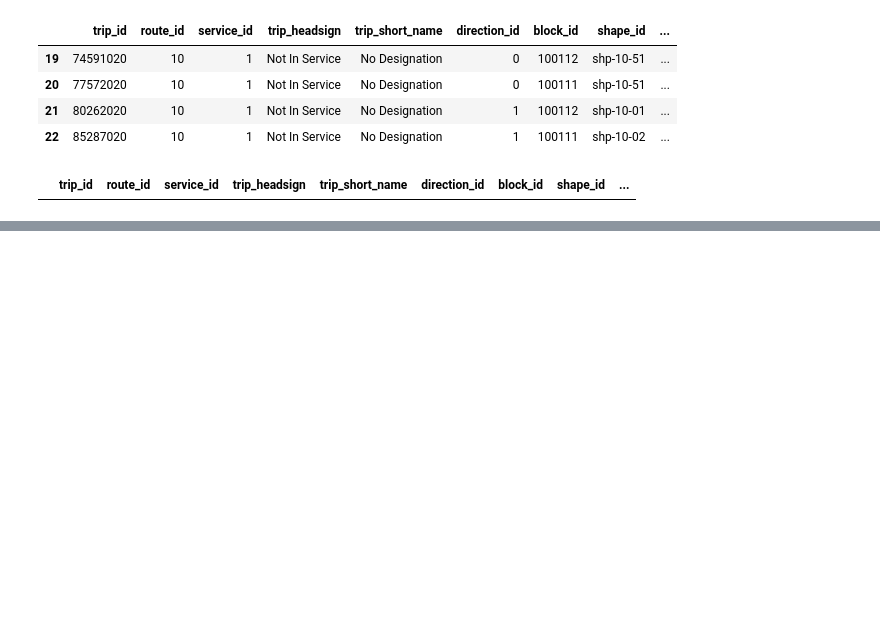
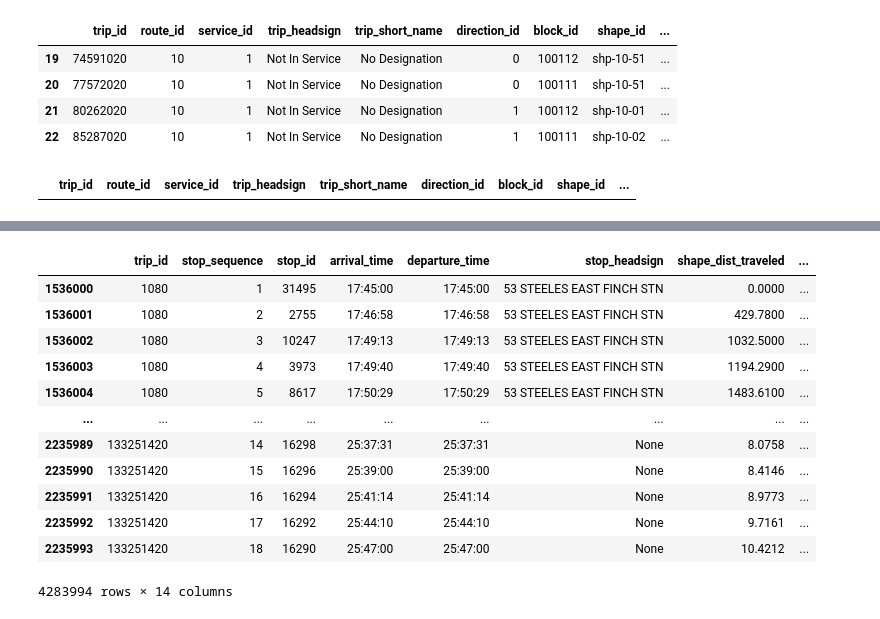
Before and after one commit to devslinky/TAL, a Jupyter notebook: GTFS_static_data_vis.ipynb, the cells around one changed output, grey strips where cells are left out. Drawn from its saved outputs; the diff is of its cells as text; code cells hidden in the pictures; blank space fills up the shorter version.

Commit message:
more data preprocessing work

```diff
--- a/GTFS_static_data_vis.ipynb
+++ b/GTFS_static_data_vis.ipynb
@@ -2039,0 +2190,18 @@ display(trips[trips["trip_headsign"] == "Not In Service"])
+# %%
+# lets merge the temporary speed_of_veichle data table with itself to get the previous stop for each current record
+# then lets merge with stops to get the name and code for each stop_id
+# this will make it easier to verify if this is an issue with the recorded distance metrics or an issue with trivial stops being included in the feed data
+
+# first lets rewrite the stop_times dataframe to have incrementally generated sequence numbers instead of
+# randomly generated numbers that increase through the sequence
+
+stop_times = stop_times.sort_values(
+    ["trip_id", "stop_sequence"]
+)
+
+stop_times["stop_sequence"] = (
+    stop_times.groupby("trip_id").cumcount() + 1
+)
+
+print("updated stop_sequence:")
+display(stop_times.head(10))
@@ -2039,0 +2221,47 @@ display(trips[trips["trip_headsign"] == "Not In Service"])
+# %%
+# we will produce a new table with the same function as stop_times with the more appropriate name of between_stop_metrics (instead of speed_of_veichle)
+# we will merge with the stops table to get stop_name, stop_code, stop_lat and stop_lon for each stop
+
+between_stop_metrics = stop_times.copy()
+
+between_stop_metrics  = duckdb.sql("""
+    SELECT
+        btwn.trip_id,
+        btwn.stop_sequence,
+        btwn.stop_id,
+        btwn.arrival_time,
+        btwn.departure_time,
+        btwn.stop_headsign,
+        btwn.shape_dist_traveled,
+        btwn.time_diff,
+        btwn.dist_diff,
+        btwn."Average_Speed_Km/hr",
+        stops.stop_name AS stop_name,
+        stops.stop_code AS stop_code,
+        stops.stop_lat AS stop_lat,
+        stops.stop_lon AS stop_lon
+
+    FROM between_stop_metrics AS btwn
+    JOIN stops AS stops
+      ON btwn.stop_id = stops.stop_id
+""").df()
+
+between_stop_metrics = between_stop_metrics.sort_values(
+    ["trip_id", "stop_sequence"]
+)
+
+display(between_stop_metrics)
+# %% [output]
+|  | trip_id | stop_sequence | stop_id | arrival_time | departure_time | stop_headsign | shape_dist_traveled | ... |
+| 1536000 | 1080 | 1 | 31495 | 17:45:00 | 17:45:00 | 53 STEELES EAST FINCH STN | 0.0000 | ... |
+| 1536001 | 1080 | 2 | 2755 | 17:46:58 | 17:46:58 | 53 STEELES EAST FINCH STN | 429.7800 | ... |
+| 1536002 | 1080 | 3 | 10247 | 17:49:13 | 17:49:13 | 53 STEELES EAST FINCH STN | 1032.5000 | ... |
+| 1536003 | 1080 | 4 | 3973 | 17:49:40 | 17:49:40 | 53 STEELES EAST FINCH STN | 1194.2900 | ... |
+| 1536004 | 1080 | 5 | 8617 | 17:50:29 | 17:50:29 | 53 STEELES EAST FINCH STN | 1483.6100 | ... |
+| ... | ... | ... | ... | ... | ... | ... | ... | ... |
+| 2235989 | 133251420 | 14 | 16298 | 25:37:31 | 25:37:31 | None | 8.0758 | ... |
+| 2235990 | 133251420 | 15 | 16296 | 25:39:00 | 25:39:00 | None | 8.4146 | ... |
+| 2235991 | 133251420 | 16 | 16294 | 25:41:14 | 25:41:14 | None | 8.9773 | ... |
+| 2235992 | 133251420 | 17 | 16292 | 25:44:10 | 25:44:10 | None | 9.7161 | ... |
+| 2235993 | 133251420 | 18 | 16290 | 25:47:00 | 25:47:00 | None | 10.4212 | ... |
+4283994 rows × 14 columns
```
Also changed, not shown: parts of 14 cells of this notebook.
